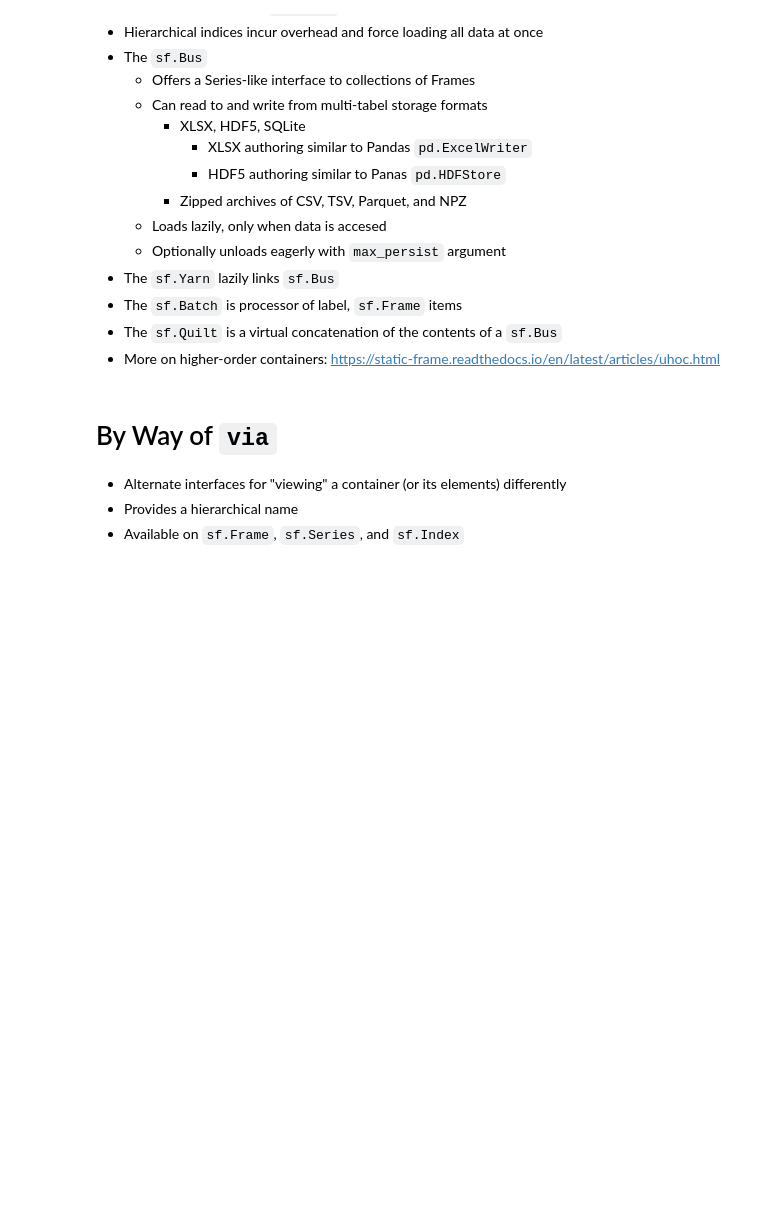
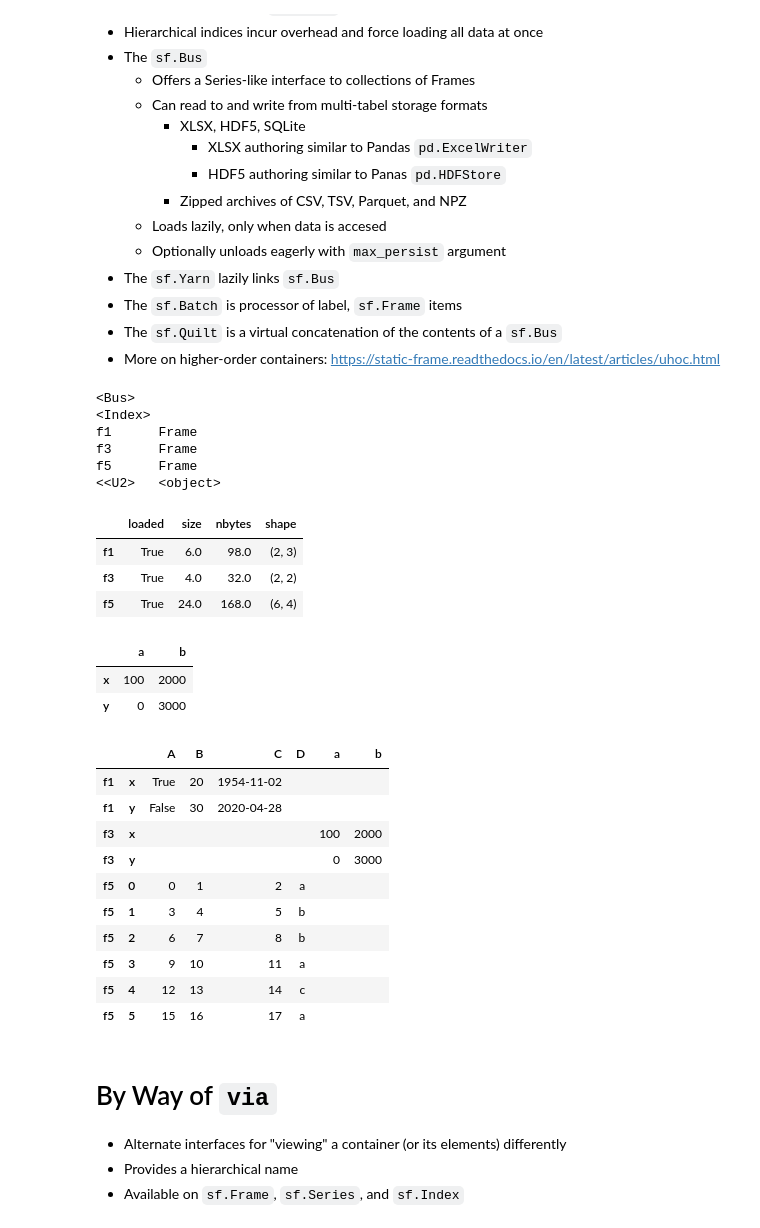
Before and after one commit to static-frame/static-frame, a Jupyter notebook: doc/source/articles/dfbp.ipynb, the cells around one changed output. Saved outputs shown, nothing was run; the diff lists cells and outputs as text; code cells hidden in the pictures; blank space fills up the shorter version.

```diff
--- a/doc/source/articles/dfbp.ipynb
+++ b/doc/source/articles/dfbp.ipynb
@@ -708,6 +789,47 @@ array([[12, 13, 14, 'c'],
 * The `sf.Batch` is processor of label, `sf.Frame` items
 * The `sf.Quilt` is a virtual concatenation of the contents of a `sf.Bus`
 * More on higher-order containers: https://static-frame.readthedocs.io/en/latest/articles/uhoc.html
+# %%
+# Creating a sf.Bus from an iterable of lable, sf.Frame pairs
+b = sf.Bus.from_items((('f1', f1), ('f3', f3), ('f5', f5.to_frame())))
+b
+# %% [output]
+<Bus>
+<Index>
+f1      Frame
+f3      Frame
+f5      Frame
+<<U2>   <object>
+# %%
+# When reading from a file store, loading is lazy
+# When creating a sf.Bus from in-memory sf.Frame, all are loaded
+b.status
+# %% [output]
+|  | loaded | size | nbytes | shape |
+| f1 | True | 6.0 | 98.0 | (2, 3) |
+| f3 | True | 4.0 | 32.0 | (2, 2) |
+| f5 | True | 24.0 | 168.0 | (6, 4) |
+# %%
+b['f3']
+# %% [output]
+|  | a | b |
+| x | 100 | 2000 |
+| y | 0 | 3000 |
+# %%
+# Using a sf.Batch, all `sf.Frame` can be combined
+sf.Batch(b.items()).to_frame(fill_value='')
+# %% [output]
+|  |  | A | B | C | D | a | b |
+| f1 | x | True | 20 | 1954-11-02 |  |  |  |
+| f1 | y | False | 30 | 2020-04-28 |  |  |  |
+| f3 | x |  |  |  |  | 100 | 2000 |
+| f3 | y |  |  |  |  | 0 | 3000 |
+| f5 | 0 | 0 | 1 | 2 | a |  |  |
+| f5 | 1 | 3 | 4 | 5 | b |  |  |
+| f5 | 2 | 6 | 7 | 8 | b |  |  |
+| f5 | 3 | 9 | 10 | 11 | a |  |  |
+| f5 | 4 | 12 | 13 | 14 | c |  |  |
+| f5 | 5 | 15 | 16 | 17 | a |  |  |
 # %% [markdown]
 # By Way of `via`
 
```
Also changed, not shown: parts of 25 cells of this notebook.
